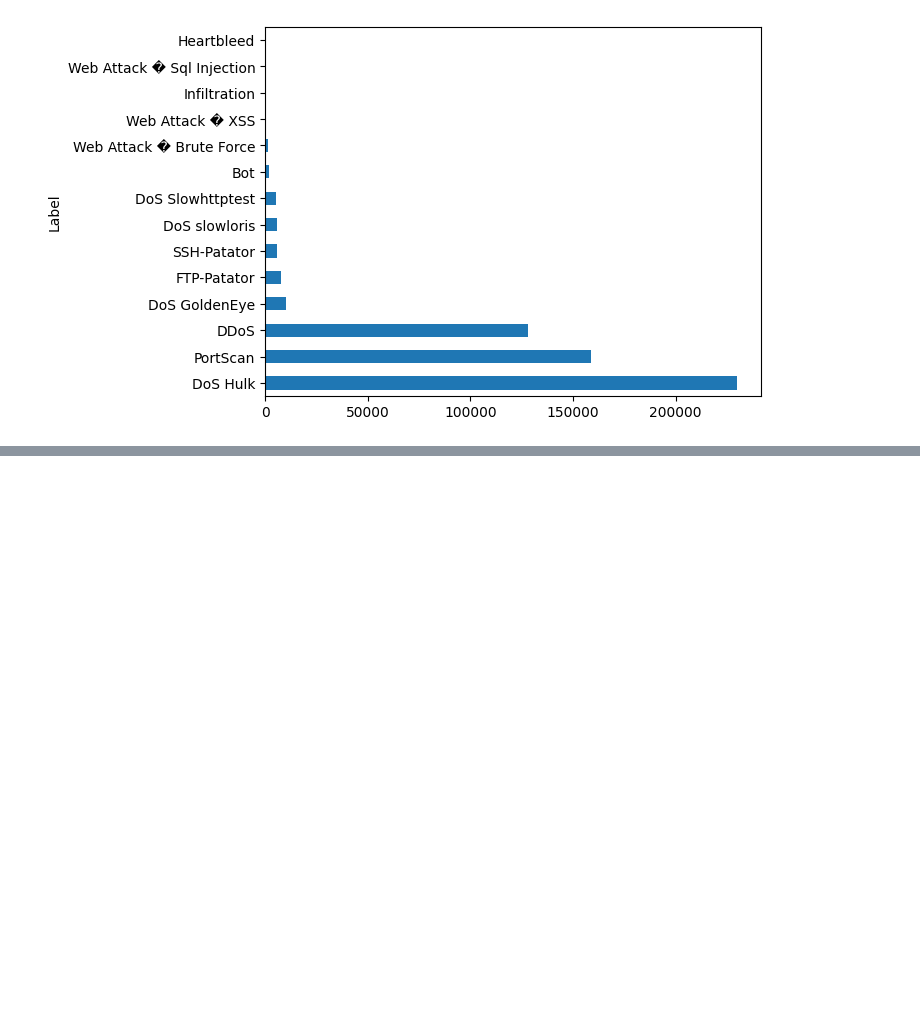
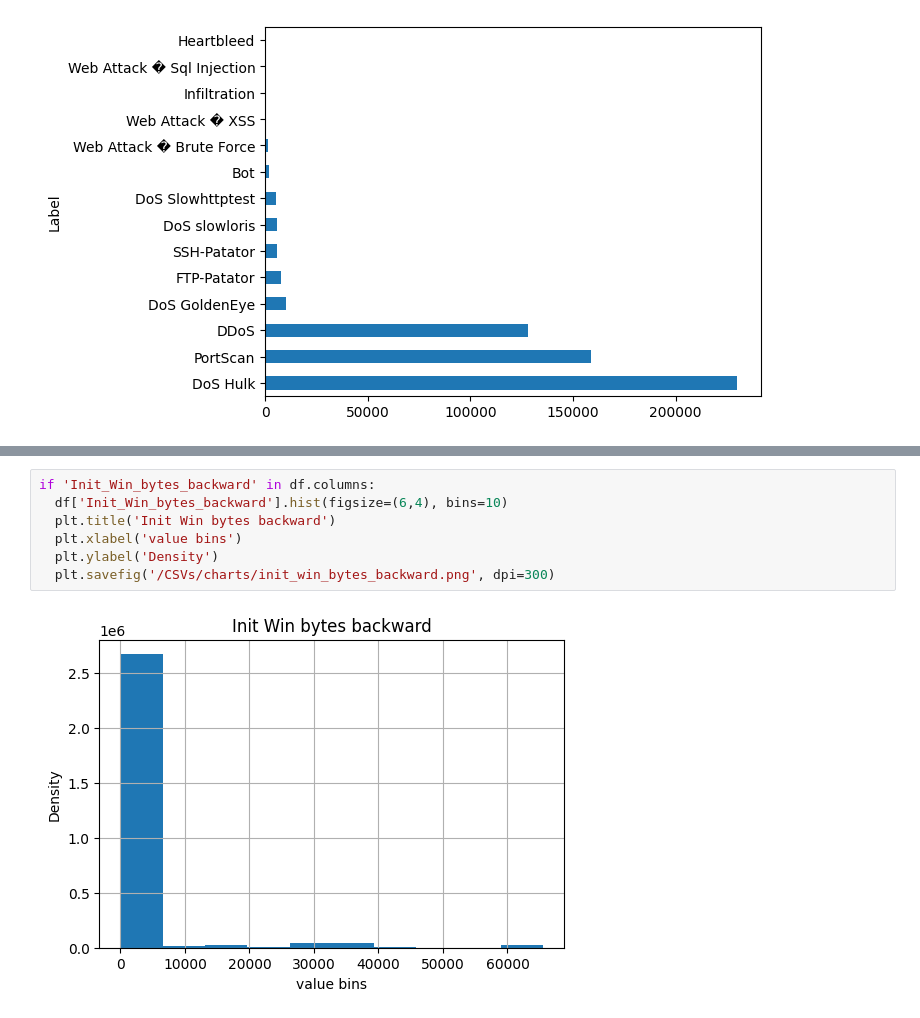
Before and after one commit to minhlip/Machine-Learning-IDS-CICIDS2017, a Jupyter notebook: PreprocessAndStatistic.ipynb, the cells around one changed output, grey strips where cells are left out. Saved outputs shown, nothing was run; the diff lists cells and outputs as text; blank space fills up the shorter version.

```diff
--- a/MLIDS.ipynb
+++ b/PreprocessAndStatistic.ipynb
@@ -325,0 +358,9 @@ Total operation time: =  55.23071813583374 seconds
+# %%
+if 'Init_Win_bytes_backward' in df.columns:
+  df['Init_Win_bytes_backward'].hist(figsize=(6,4), bins=10)
+  plt.title('Init Win bytes backward')
+  plt.xlabel('value bins')
+  plt.ylabel('Density')
+  plt.savefig('/CSVs/charts/init_win_bytes_backward.png', dpi=300)
+# %% [output]
+[figure, added]
```
Also changed, not shown: parts of 21 cells of this notebook, 10 other files.
